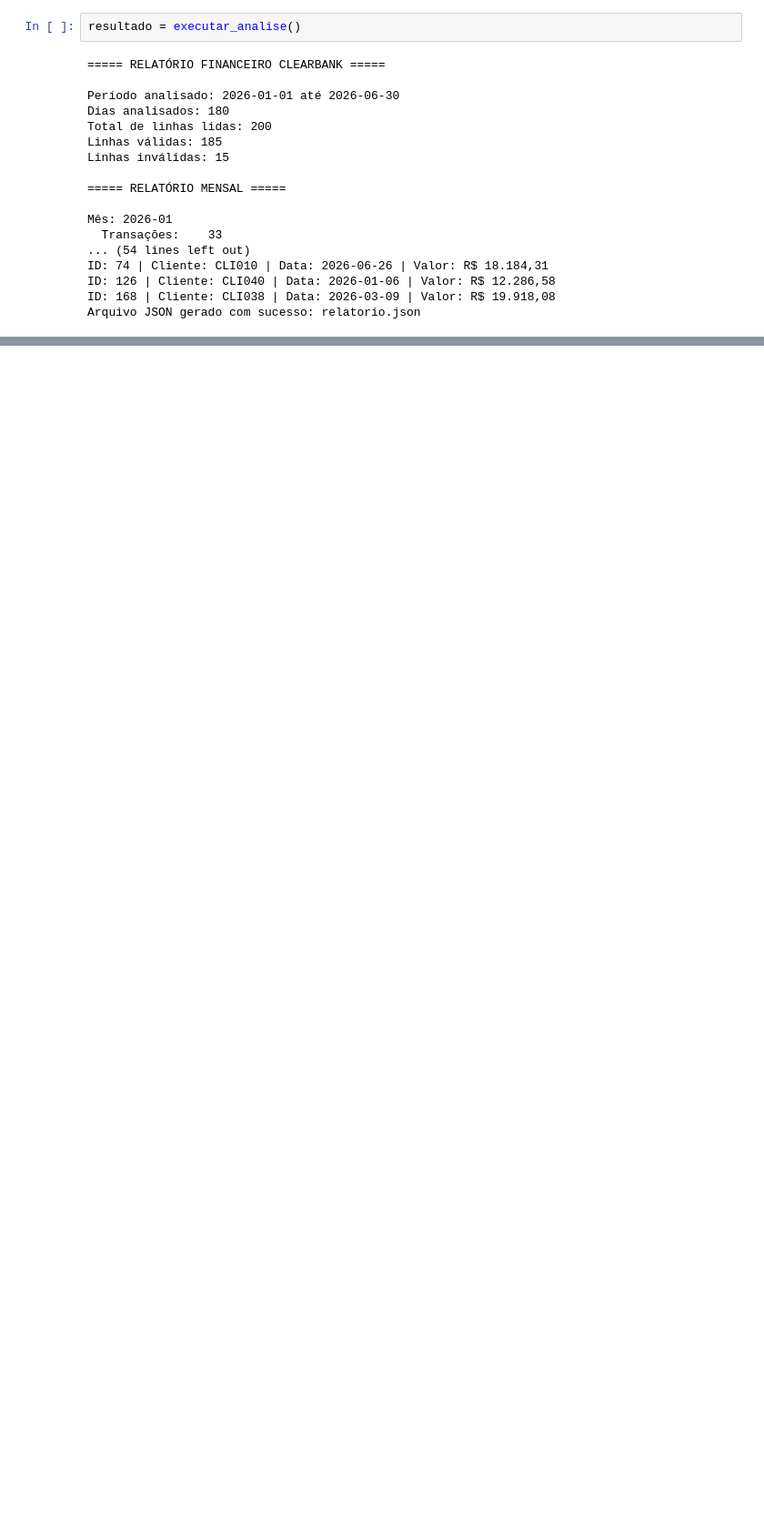
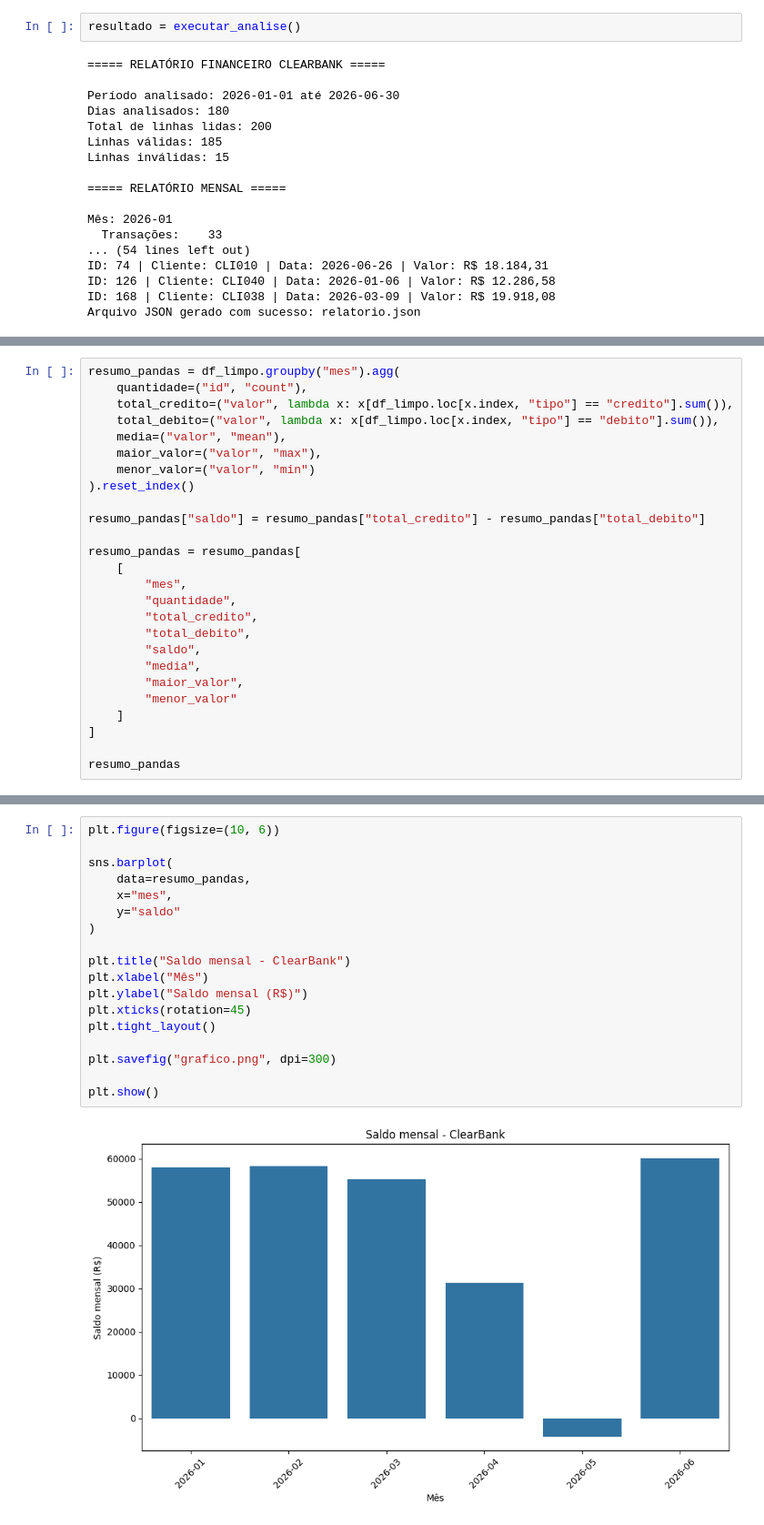
Before and after one commit to driman-systems/clearbank-analise, a Jupyter notebook: desafio-final.ipynb, the cells around one changed output, grey strips where cells are left out. Shown at 91% size. Drawn from its saved outputs; the diff is of its cells as text; blank space fills up the shorter version.

```diff
--- a/desafio-final.ipynb
+++ b/desafio-final.ipynb
@@ -355,0 +417,26 @@ Arquivo JSON gerado com sucesso: relatorio.json
+# %%
+resumo_pandas = df_limpo.groupby("mes").agg(
+    quantidade=("id", "count"),
+    total_credito=("valor", lambda x: x[df_limpo.loc[x.index, "tipo"] == "credito"].sum()),
+    total_debito=("valor", lambda x: x[df_limpo.loc[x.index, "tipo"] == "debito"].sum()),
+    media=("valor", "mean"),
+    maior_valor=("valor", "max"),
+    menor_valor=("valor", "min")
+).reset_index()
+
+resumo_pandas["saldo"] = resumo_pandas["total_credito"] - resumo_pandas["total_debito"]
+
+resumo_pandas = resumo_pandas[
+    [
+        "mes",
+        "quantidade",
+        "total_credito",
+        "total_debito",
+        "saldo",
+        "media",
+        "maior_valor",
+        "menor_valor"
+    ]
+]
+
+resumo_pandas
@@ -355,0 +483,20 @@ Arquivo JSON gerado com sucesso: relatorio.json
+# %%
+plt.figure(figsize=(10, 6))
+
+sns.barplot(
+    data=resumo_pandas,
+    x="mes",
+    y="saldo"
+)
+
+plt.title("Saldo mensal - ClearBank")
+plt.xlabel("Mês")
+plt.ylabel("Saldo mensal (R$)")
+plt.xticks(rotation=45)
+plt.tight_layout()
+
+plt.savefig("grafico.png", dpi=300)
+
+plt.show()
+# %% [output]
+[figure, added]
```
Also changed, not shown: parts of 10 cells of this notebook, 2 other files.
